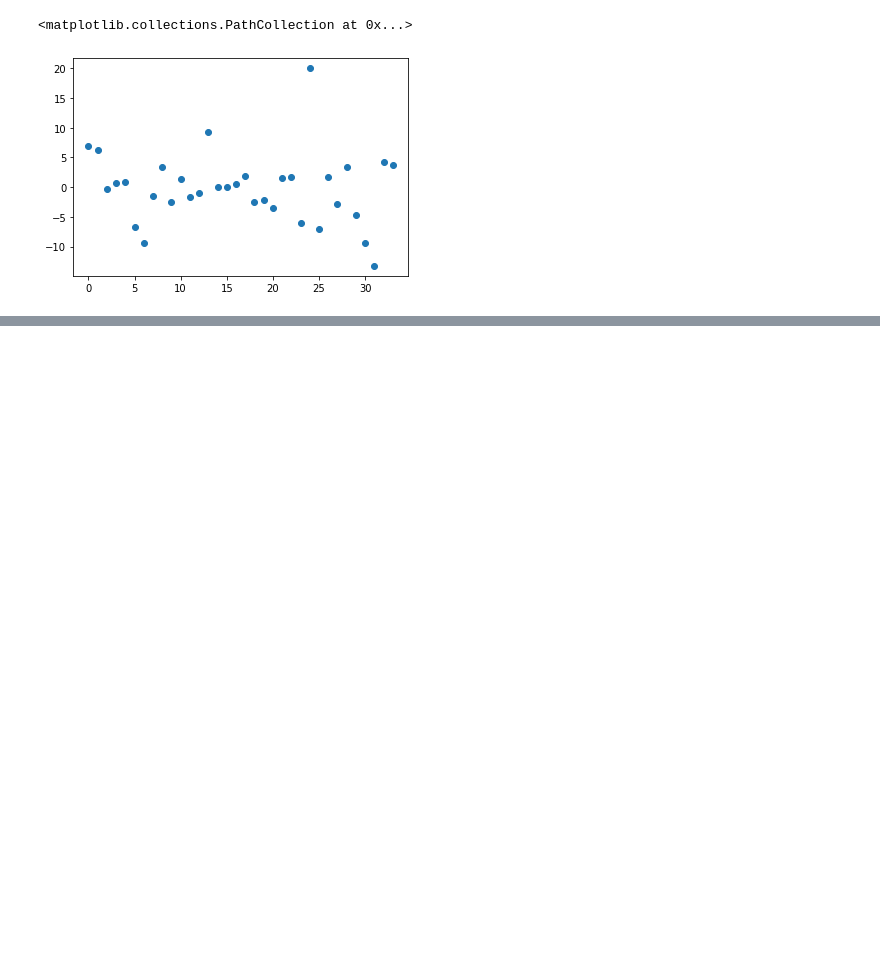
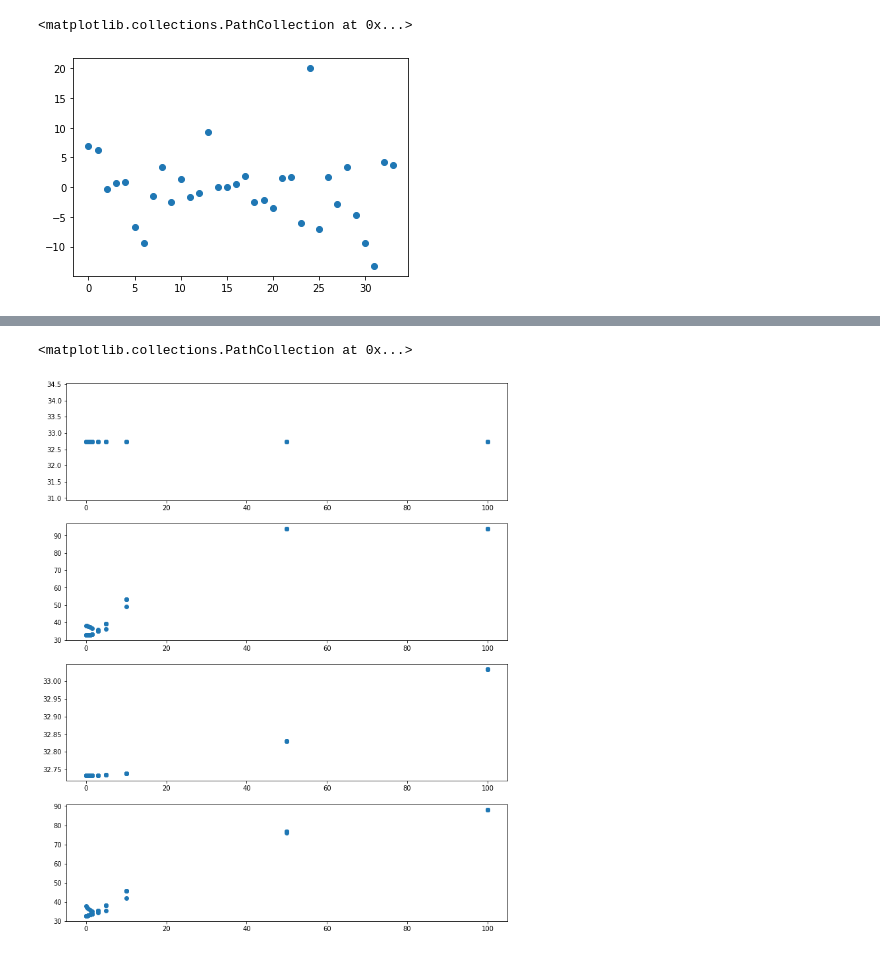
Before and after one commit to wassanchez/DS_Brayan_Andru, a Jupyter notebook: regre_lineal.ipynb, the cells around one changed output, grey strips where cells are left out. Saved outputs shown, nothing was run; the diff lists cells and outputs as text; code cells hidden in the pictures; blank space fills up the shorter version.

```diff
--- a/regre_lineal.ipynb
+++ b/regre_lineal.ipynb
@@ -242,3 +242,34 @@ plt.scatter(x = range(len(y_error_test)), y=y_error_test)
 # %% [output]
 <matplotlib.collections.PathCollection at 0x...>
 [figure]
+# %%
+resumen = []
+for iter in list([1,10,100,1000]):
+  for ap in list([0.1,0.3,0.6,1,1.5,3,5,10,50,100]):
+    lineal = LinearRegression()
+    lasso = Lasso(alpha = ap, max_iter= iter)
+    ridge = Ridge(alpha = ap, max_iter= iter)
+    elastic = ElasticNet(alpha = ap, l1_ratio = 0.1, max_iter= iter)
+
+    lineal.fit(X_train, y_train)
+    lasso.fit(X_train, y_train)
+    ridge.fit(X_train, y_train)
+    elastic.fit(X_train,y_train)
+
+    y_pred_train_lineal = lineal.predict(X_train)
+    y_pred_train_lasso = lasso.predict(X_train)
+    y_pred_train_ridge = ridge.predict(X_train)
+    y_pred_train_elastic = elastic.predict(X_train)
+
+    y_pred_test_lineal = lineal.predict(X_test)
+    y_pred_test_lasso = lasso.predict(X_test)
+    y_pred_test_ridge = ridge.predict(X_test)
+    y_pred_test_elastic = elastic.predict(X_test)
+
+    error_lineal_sq = metrics.mean_squared_error(y_train,y_pred_train_lineal)
+    error_lasso_sq = metrics.mean_squared_error(y_train,y_pred_train_lasso)
+    error_ridge_sq = metrics.mean_squared_error(y_train,y_pred_train_ridge)
+    error_elastic_sq = metrics.mean_squared_error(y_train,y_pred_train_elastic)
+    print([iter,ap,error_lineal_sq,error_lasso_sq,error_ridge_sq, error_elastic_sq])
+    resumen.append([iter,ap,error_lineal_sq,error_lasso_sq,error_ridge_sq, error_elastic_sq])
+rs = pd.DataFrame(resumen,columns = ['max_iter','alpha','lineal','lasso','ridge','elastic'])
@@ -244,0 +357,9 @@ plt.scatter(x = range(len(y_error_test)), y=y_error_test)
+# %%
+fig, axs = plt.subplots(4,figsize=(12,15))
+axs[0].scatter(x = rs.alpha , y=rs.lineal)
+axs[1].scatter(x = rs.alpha, y=rs.lasso)
+axs[2].scatter(x = rs.alpha, y=rs.ridge)
+axs[3].scatter(x = rs.alpha, y=rs.elastic)
+# %% [output]
+<matplotlib.collections.PathCollection at 0x...>
+[figure, added]
```
Also changed, not shown: parts of 11 cells of this notebook.
